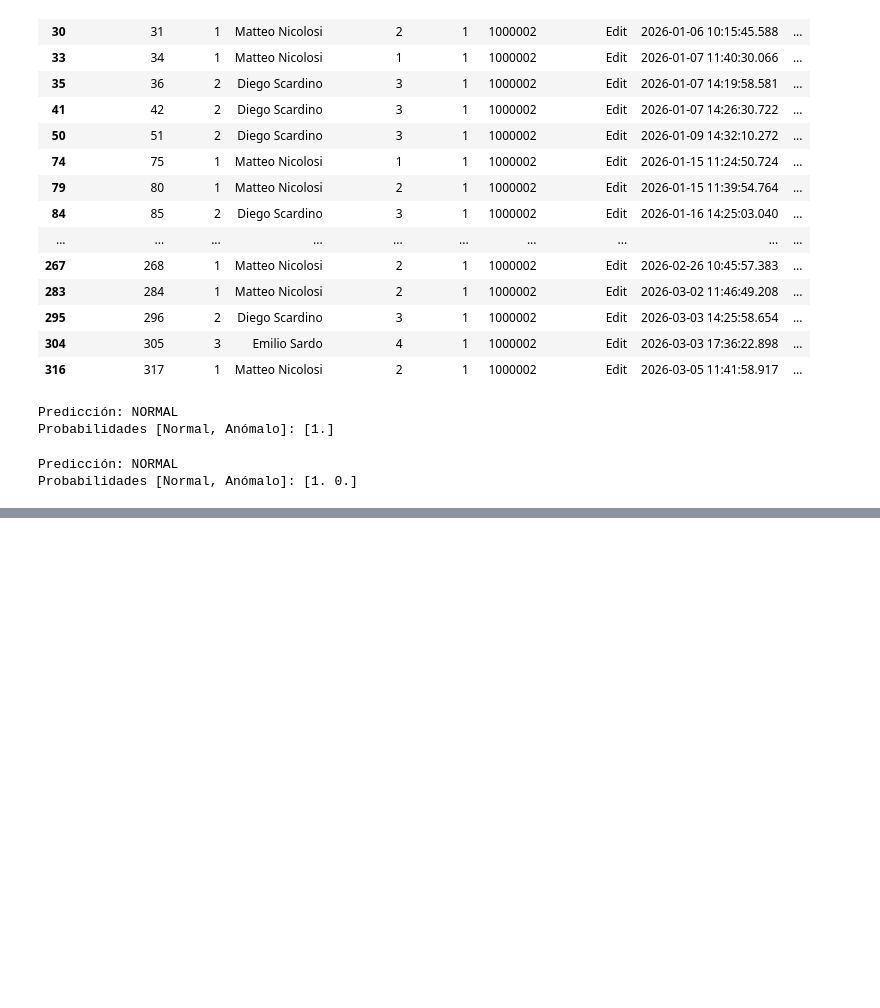
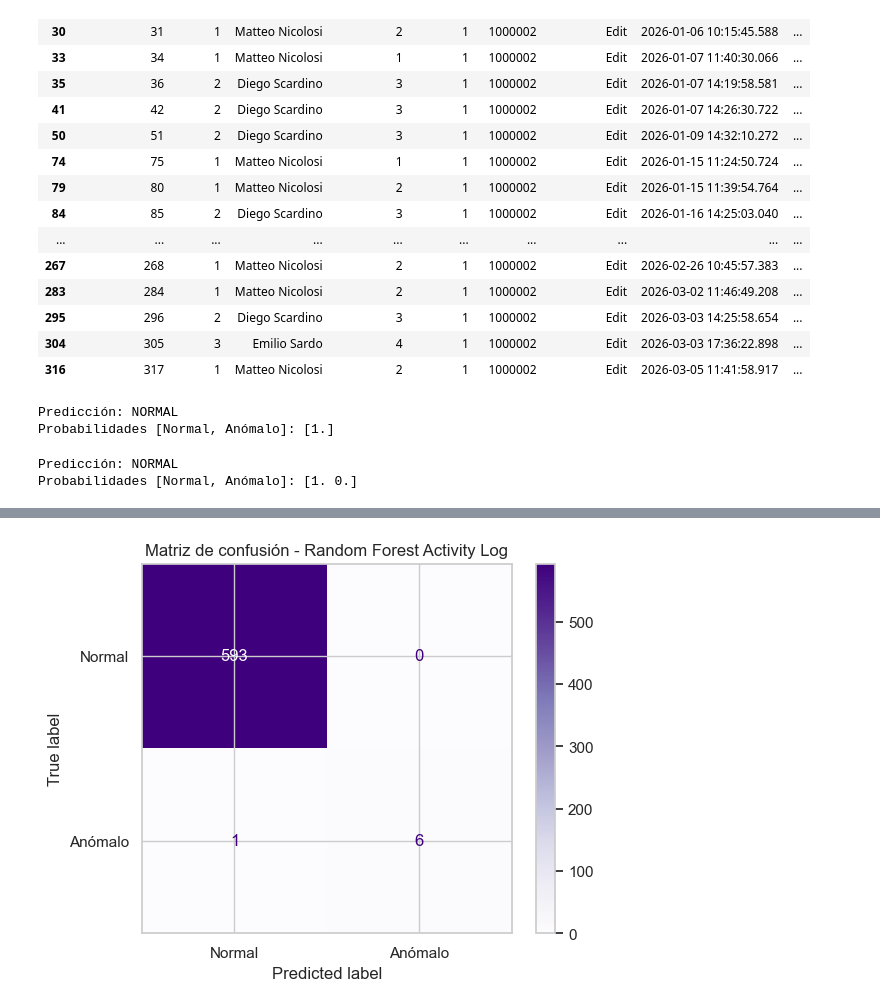
Before and after one commit to daniilopezz/DataScience, a Jupyter notebook: KeyOver/keyover1.ipynb, the cells around one changed output, grey strips where cells are left out. Cells and saved outputs as stored; diff of their text form; code cells hidden in the pictures; blank space fills up the shorter version.

```diff
--- a/KeyOver/keyover1.ipynb
+++ b/KeyOver/keyover1.ipynb
@@ -1015,0 +1077,26 @@ Probabilidades [Normal, Anómalo]: [1. 0.]
+# %%
+# =========================
+# EVALUACIÓN DEL MODELO RANDOM FOREST
+# =========================
+
+# Generamos predicciones sobre el conjunto de prueba.
+ya_pred_rf = rf_activity.predict(Xa_test)
+
+# Accuracy global del modelo.
+print("Accuracy Random Forest:", accuracy_score(ya_test, ya_pred_rf))
+
+# El classification report muestra métricas más completas:
+# - precision
+# - recall
+# - f1-score
+# Esto es especialmente importante en problemas de detección de anomalías.
+print("\nClassification Report - Random Forest (Activity Log)")
+print(
+    classification_report(
+        ya_test,
+        ya_pred_rf,
+        labels=[0, 1],
+        target_names=["Normal", "Anómalo"],
+        zero_division=0
+    )
+)
@@ -1015,0 +1115,20 @@ Probabilidades [Normal, Anómalo]: [1. 0.]
+# %%
+# =========================
+# MATRIZ DE CONFUSIÓN - RANDOM FOREST
+# =========================
+
+# Calculamos la matriz de confusión forzando las clases [0, 1]
+# para que siempre se represente correctamente.
+cm_rf = confusion_matrix(ya_test, ya_pred_rf, labels=[0, 1])
+
+# Mostramos la matriz con etiquetas claras.
+disp = ConfusionMatrixDisplay(
+    confusion_matrix=cm_rf,
+    display_labels=["Normal", "Anómalo"]
+)
+
+disp.plot(cmap="Purples")
+plt.title("Matriz de confusión - Random Forest Activity Log")
+plt.show()
+# %% [output]
+[figure, added]
```
Also changed, not shown: parts of 11 cells of this notebook, 1 other file.
